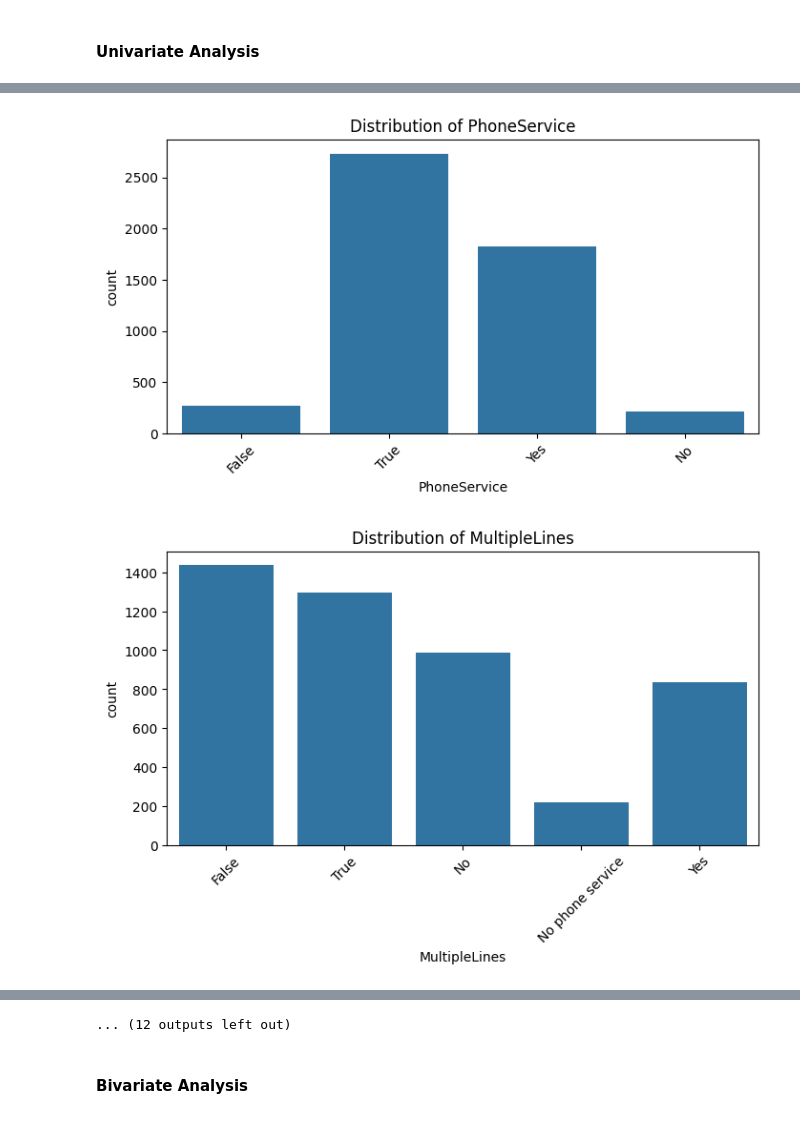
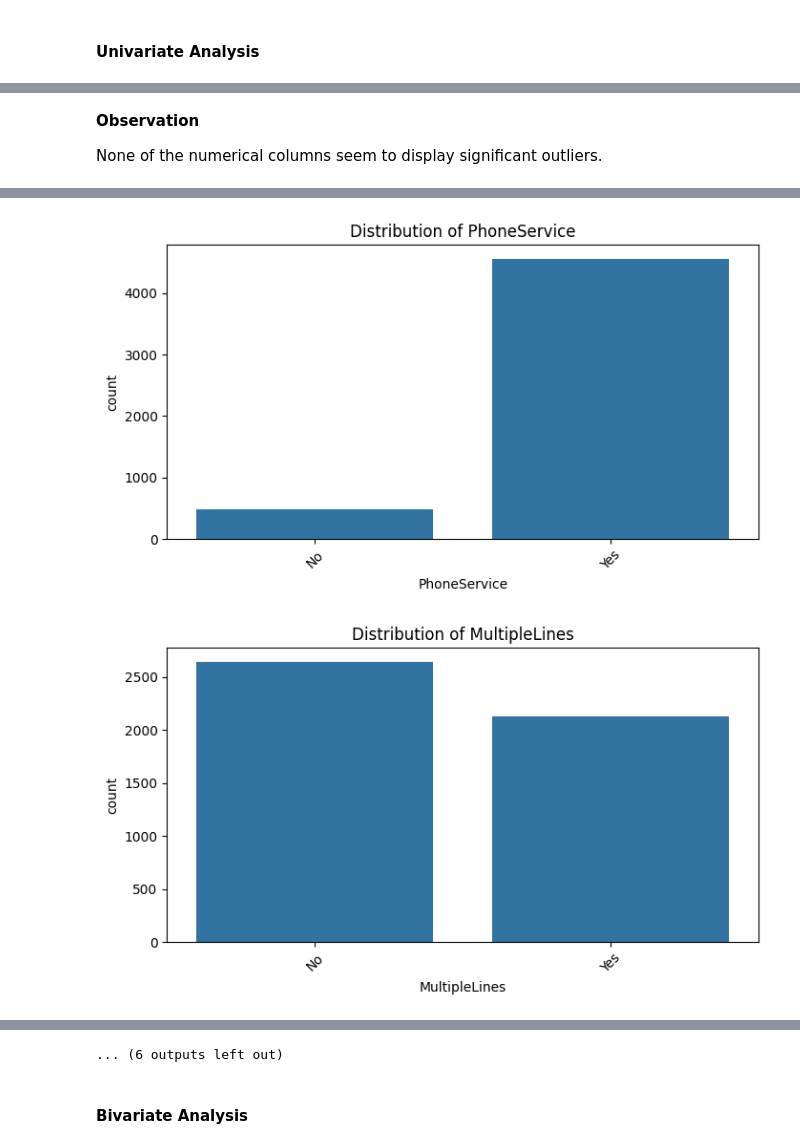
Before and after one commit to Moriahasare/Customer-Churn-Project, a Jupyter notebook: notebook.ipynb, the cells around one changed output, grey strips where cells are left out. Cells and saved outputs as stored; diff of their text form; code cells hidden in the pictures.

```diff
--- a/notebook.ipynb
+++ b/notebook.ipynb
@@ -256,0 +287,22 @@ Churn: data['False' 'True' nan 'No' 'Yes']
+# %%
+# List of columns to map
+columns_to_map = [
+    "Partner", "Dependents", "PhoneService", "MultipleLines",
+    "OnlineSecurity", "OnlineBackup", "DeviceProtection",
+    "TechSupport", "StreamingTV", "StreamingMovies",
+    "PaperlessBilling", "Churn"
+]
+
+# Applying the function to the dataset
+data = map_values(data, columns_to_map)
+# %%
+# Check for inconsistencies in unique values for specific columns in the dataset
+print('Unique Values For Specific Columns In Dataset')
+print('__________________________________________________')
+
+# Print unique values for selected columns in the dataset
+columns_to_check = ['SeniorCitizen', 'Partner', 'Dependents', 'PhoneService', 'MultipleLines',
+                    'OnlineSecurity', 'OnlineBackup', 'DeviceProtection', 'TechSupport',
+                    'StreamingTV', 'StreamingMovies', 'PaperlessBilling', 'Churn']
+for column in columns_to_check:
+    print(f"\n{column}: data{data[column].unique()}")
@@ -259,3 +376,7 @@ Churn: data['False' 'True' nan 'No' 'Yes']
+# %% [markdown]
+**Observation**
+
+None of the numerical columns seem to display significant outliers.
 # %%
 # Create a copy of the original dataset
 data_copy = data.copy()
@@ -273,23 +394,6 @@ for column in categorical_columns:
     plt.xticks(rotation=45)
     plt.show()
 
-# Univariate analysis for Numerical Variables
-numerical_columns = ['tenure', 'MonthlyCharges', 'TotalCharges']
-
-# Convert 'TotalCharges' to numeric for analysis
-data_copy['TotalCharges'] = pd.to_numeric(data_copy['TotalCharges'], errors='coerce')
-
-for column in numerical_columns:
-    plt.figure(figsize=(4, 2))
-    sns.histplot(data_copy[column].dropna(), kde=True)
-    plt.title(f'Distribution of {column}')
-    plt.show()
-
-    plt.figure(figsize=(4, 2))
-    sns.boxplot(x=data_copy[column].dropna())
-    plt.title(f'Boxplot of {column}')
-    plt.show()
-
 # Analysis for missing values
 missing_values = data_copy.isnull().sum()
 print("Missing Values:\n", missing_values[missing_values > 0])
@@ -301,3 +405,3 @@ print("Missing Values:\n", missing_values[missing_values > 0])
-[figure, old version]
+[figure, new version]
-[figure, old version]
+[figure, new version]
 [figure]
@@ -309,4 +413,4 @@ print("Missing Values:\n", missing_values[missing_values > 0])
-... (12 outputs left out)
+... (6 outputs left out)
 # %% [markdown]
 #### Bivariate Analysis
 # %%
```
Also changed, not shown: parts of 52 cells of this notebook, 3 other files.
